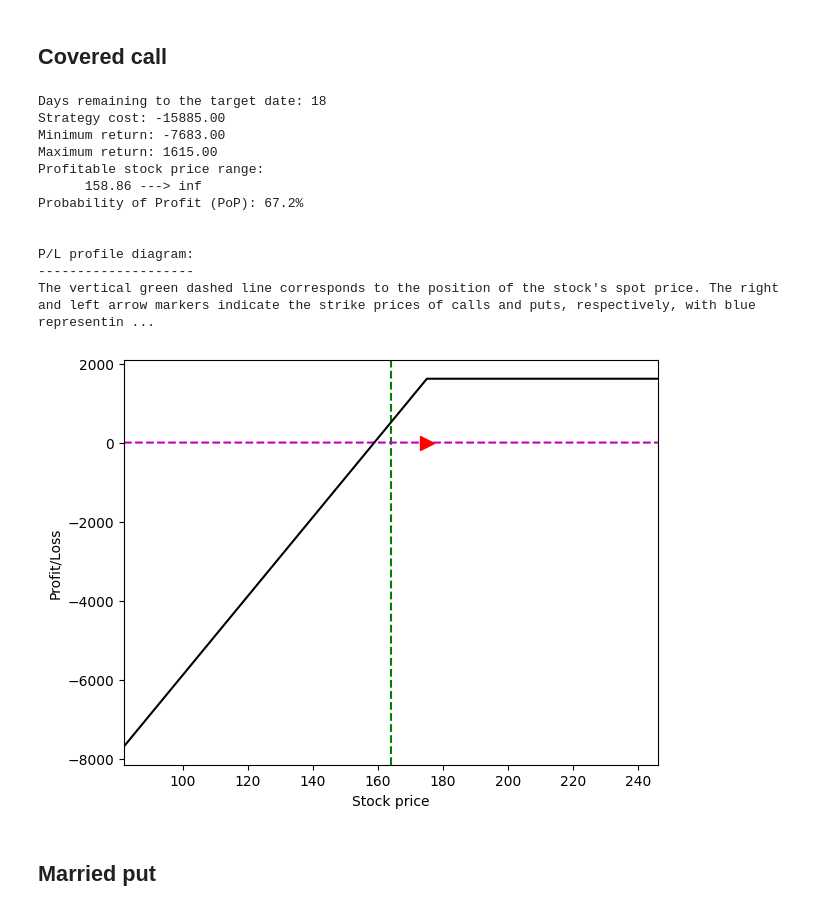
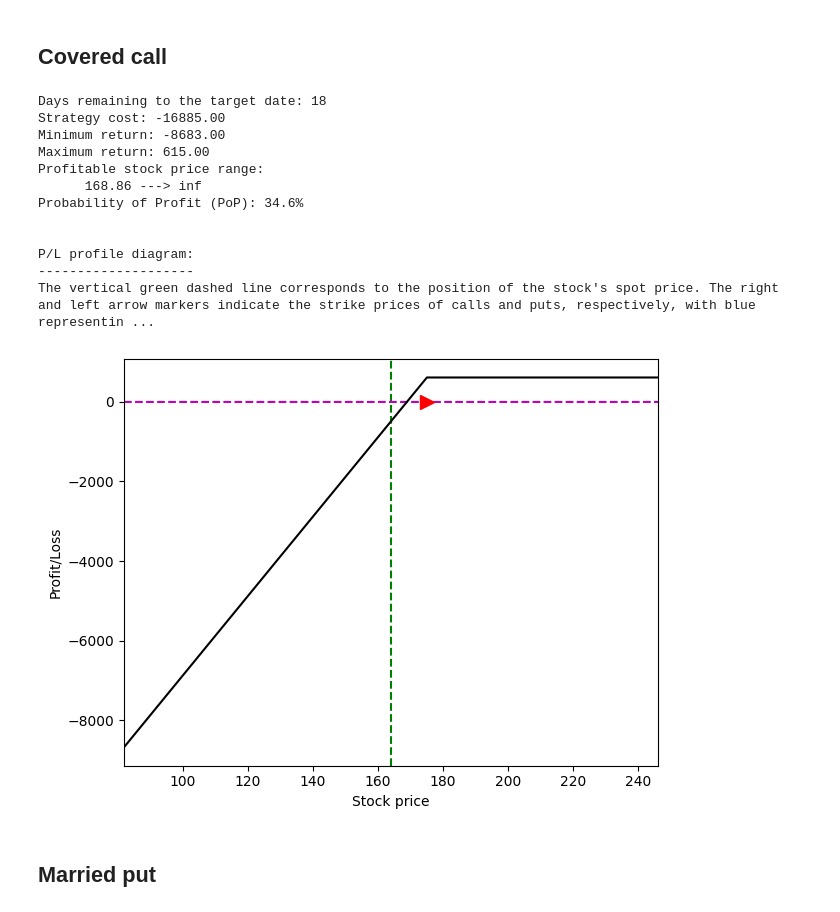
Before and after one commit to rgaveiga/optionlab, a Jupyter notebook: examples/generate_strategies.ipynb, the cells around one changed output. Cells and saved outputs as stored; diff of their text form; code cells hidden in the pictures.

```diff
--- a/examples/generate_strategies.ipynb
+++ b/examples/generate_strategies.ipynb
@@ -50,40 +53,40 @@ def print_outputs(out: Outputs):
 # %%
 strategy = generate_strategies(
     "covered-call",
     strike=175,
     premium=1.15,
-    prev_pos=160,
+    prev_pos=170,
 )
 st = StrategyEngine(
     Inputs(
         stock_price=stockprice,
         start_date=startdate,
         target_date=targetdate,
         volatility=volatility,
         interest_rate=interestrate,
         min_stock=minstock,
         max_stock=maxstock,
         strategy=strategy,
     )
 )
 out = st.run()
 print_outputs(out)
 print("\n")
 plot_pl(st)
 # %% [output]
 Days remaining to the target date: 18
-Strategy cost: -15885.00
-Minimum return: -7683.00
-Maximum return: 1615.00
+Strategy cost: -16885.00
+Minimum return: -8683.00
+Maximum return: 615.00
 Profitable stock price range:
-      158.86 ---> inf
-Probability of Profit (PoP): 67.2%
+      168.86 ---> inf
+Probability of Profit (PoP): 34.6%
 
 
 P/L profile diagram:
 --------------------
 The vertical green dashed line corresponds to the position of the stock's spot price. The right and left arrow markers indicate the strike prices of calls and puts, respectively, with blue representin ...
-[figure, old version]
+[figure, new version]
 # %% [markdown]
 ## Married put
 # %%
```
Also changed, not shown: parts of 5 cells of this notebook, 2 other files.
